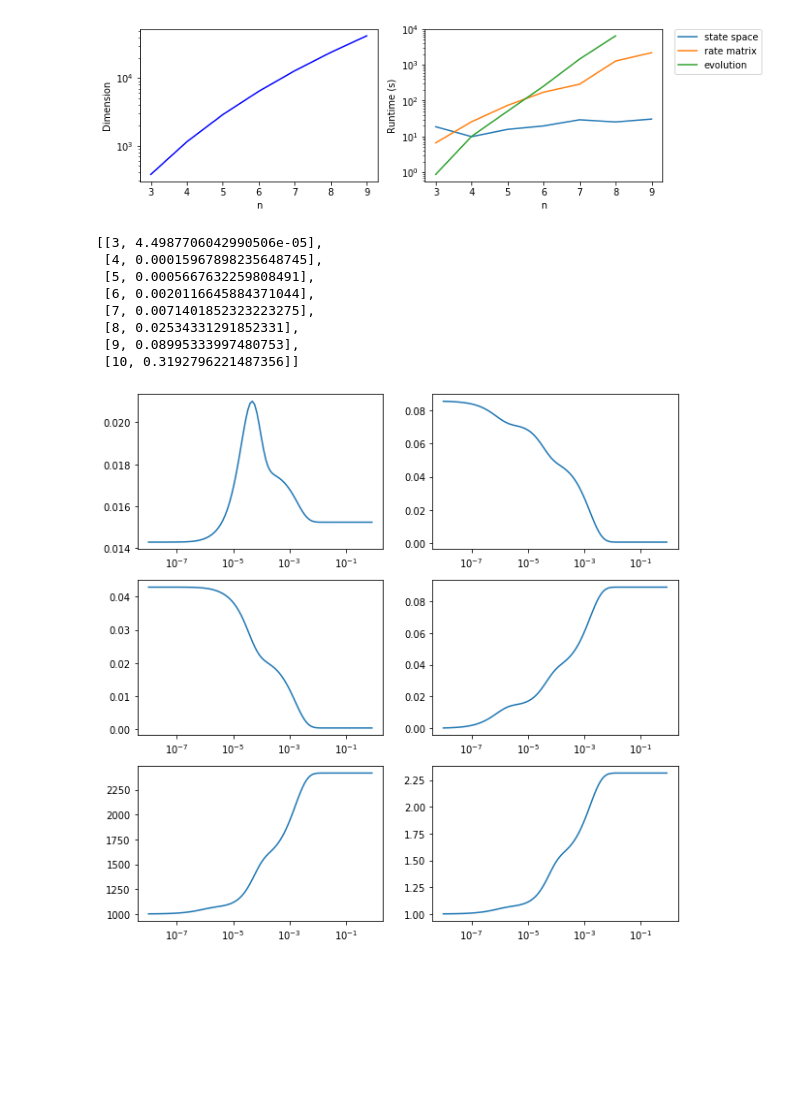
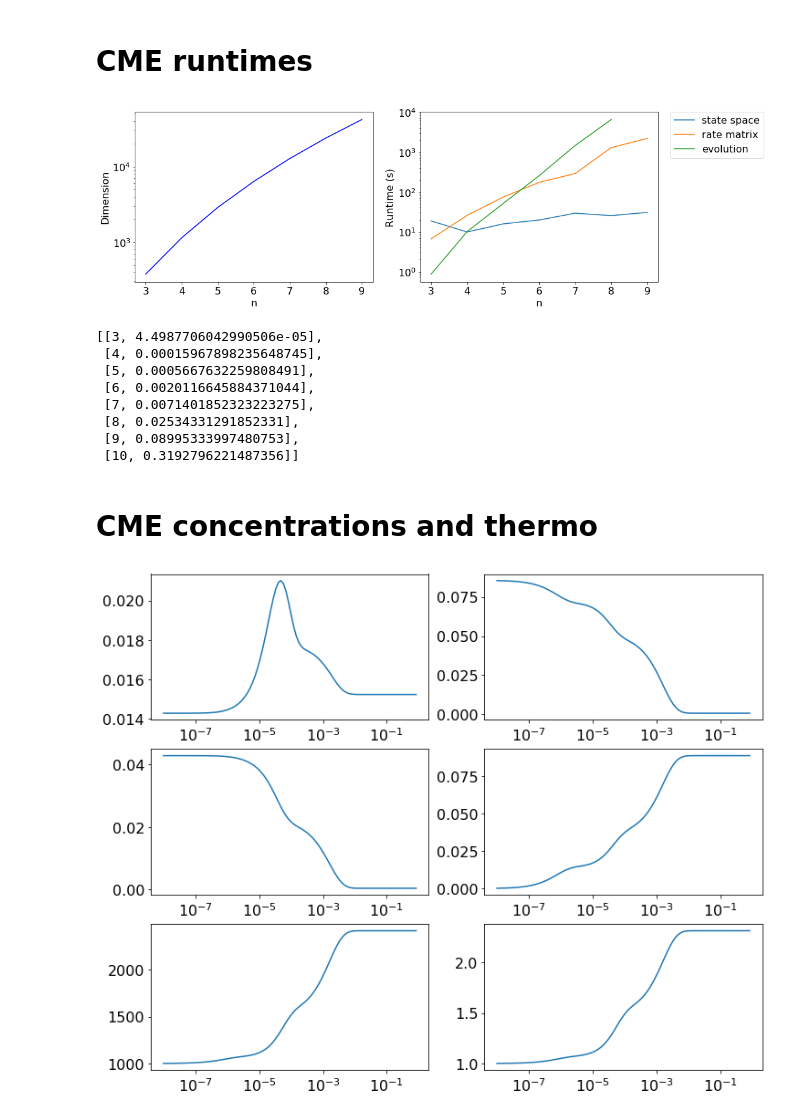
Before and after one commit to znicolaou/ratematrix, a Jupyter notebook: plots.ipynb, the cells around one changed output. Saved outputs shown, nothing was run; the diff lists cells and outputs as text; code cells hidden in the pictures; blank space fills up the shorter version.

Commit message:
updated plots

```diff
--- a/plots.ipynb
+++ b/plots.ipynb
@@ -1,4 +1,7 @@
 # %%
 import numpy as np
+import matplotlib
+matplotlib.rcParams.update({'font.size': 16})
 from matplotlib import pyplot as plt
 from scipy.sparse import coo_matrix
+import cantera as ct
@@ -5,3 +100,5 @@ from scipy.sparse import coo_matrix
+# %% [markdown]
+# CME runtimes
 # %%
 nums=np.arange(7)+3
 nums2=np.arange(6)+3
@@ -12,23 +109,23 @@ cruntimes=np.loadtxt('questruntime/cruntime.dat')
 eruntimes=np.loadtxt('questruntime/eruntimes.dat')
 pruntimes=np.loadtxt('questruntime/pruntime.dat')
 # %%
-plt.figure(figsize=(10, 3))
+plt.figure(figsize=(15, 5))
 plt.subplot(121)
 plt.semilogy(nums,dims, 'b-')
 plt.xlabel("n")
 plt.ylabel("Dimension")
 plt.subplot(122)
 plt.semilogy(nums,sruntimes, label="state space")
 plt.semilogy(nums,cruntimes, label="rate matrix")
 # plt.semilogy(nums2,eruntimes, label="eigenvales")
 plt.semilogy(nums2,pruntimes, label="evolution")
 plt.legend(bbox_to_anchor=(1.05, 1), loc='upper left', borderaxespad=0.)
 plt.xlabel("n")
 plt.ylabel("Runtime (s)")
 plt.savefig("runtimes.pdf")
 plt.show()
 # %% [output]
-[figure, old version]
+[figure, new version]
 # %%
 a,b=np.polyfit(nums2,np.log(eruntimes),1)
 [[n,np.exp(b+a*n)/3600] for n in range(3,11)]
@@ -41,6 +138,8 @@ a,b=np.polyfit(nums2,np.log(eruntimes),1)
  [8, 0.02534331291852331],
  [9, 0.08995333997480753],
  [10, 0.3192796221487356]]
+# %% [markdown]
+# CME concentrations and thermo
 # %%
 filebase="data/h2o2/3/"
 propogate=np.load(filebase+"propogate.npy")
@@ -51,7 +150,7 @@ multiindices=np.load(filebase+"multiindices.npy")
 
 spatoms=np.load(filebase+"spatoms.npy")
 # %%
-plt.figure(figsize=(10, 10))
+plt.figure(figsize=(12, 10))
 plt.subplot(321)
 
 plt.semilogx(times,np.sum(propogate.dot(np.diag((multiindices[:,1]+multiindices[:,2]+multiindices[:,4]+multiindices[:,6])/np.sum(multiindices,axis=1))),axis=1))
@@ -67,7 +166,7 @@ plt.subplot(326)
 plt.semilogx(times,np.sum(propogate.dot(np.diag(pressures)),axis=1))
 plt.show()
 # %% [output]
-[figure, old version]
+[figure, new version]
 # %%
 dim=len(multiindices)
 rows=np.load(filebase+"rows.npy")
```
Also changed, not shown: parts of 10 cells of this notebook, 2 other files.
